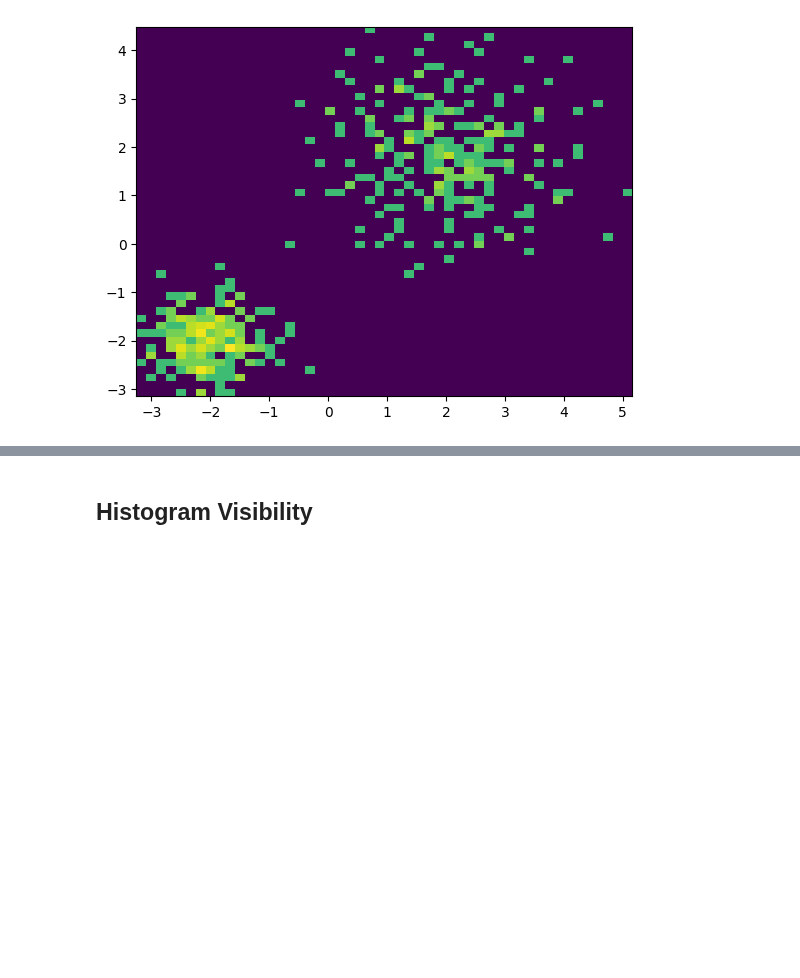
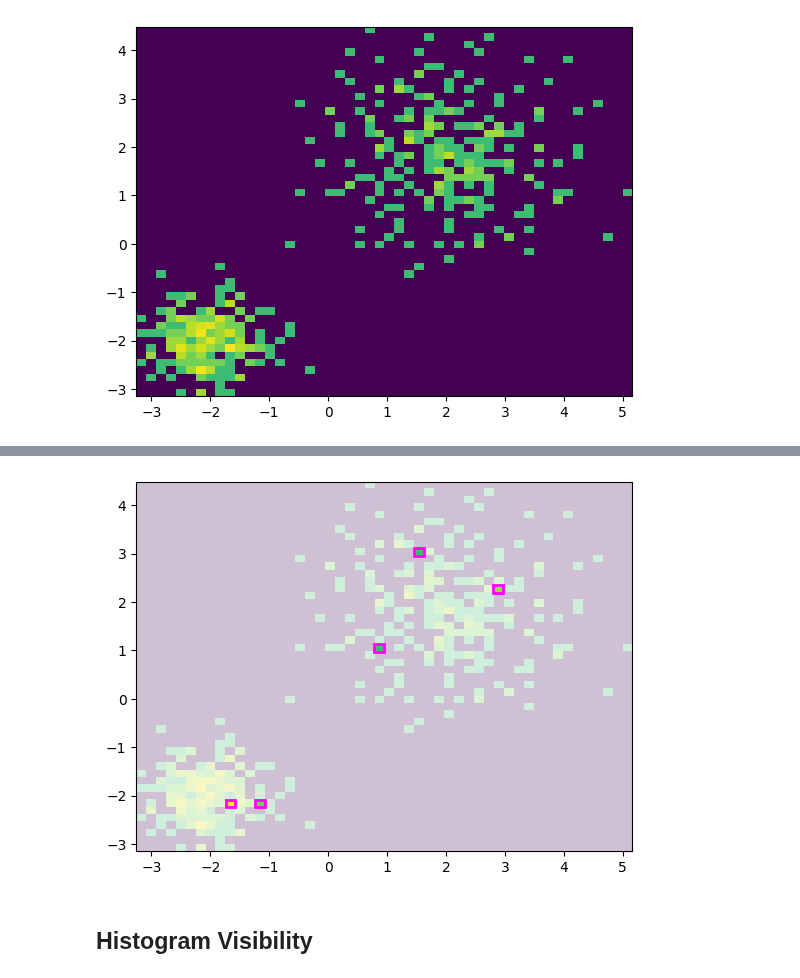
Before and after one commit to BiAPoL/biaplotter, a Jupyter notebook: docs/examples/histogram_artist_example.ipynb, the cells around one changed output, grey strips where cells are left out. Saved outputs shown, nothing was run; the diff lists cells and outputs as text; code cells hidden in the pictures; blank space fills up the shorter version.

```diff
--- a/docs/examples/histogram_artist_example.ipynb
+++ b/docs/examples/histogram_artist_example.ipynb
@@ -233,3 +237,10 @@ fig
+# %%
+booelan_array = np.zeros(len(data), dtype=bool)
+booelan_array[::100] = True  # Highlight every 1000th point
+histogram.highlighted = booelan_array
+fig
+# %% [output]
+[figure, added]
 # %% [markdown]
 ## Histogram Visibility
 # %% [markdown]
```
Also changed, not shown: parts of 3 cells of this notebook.
